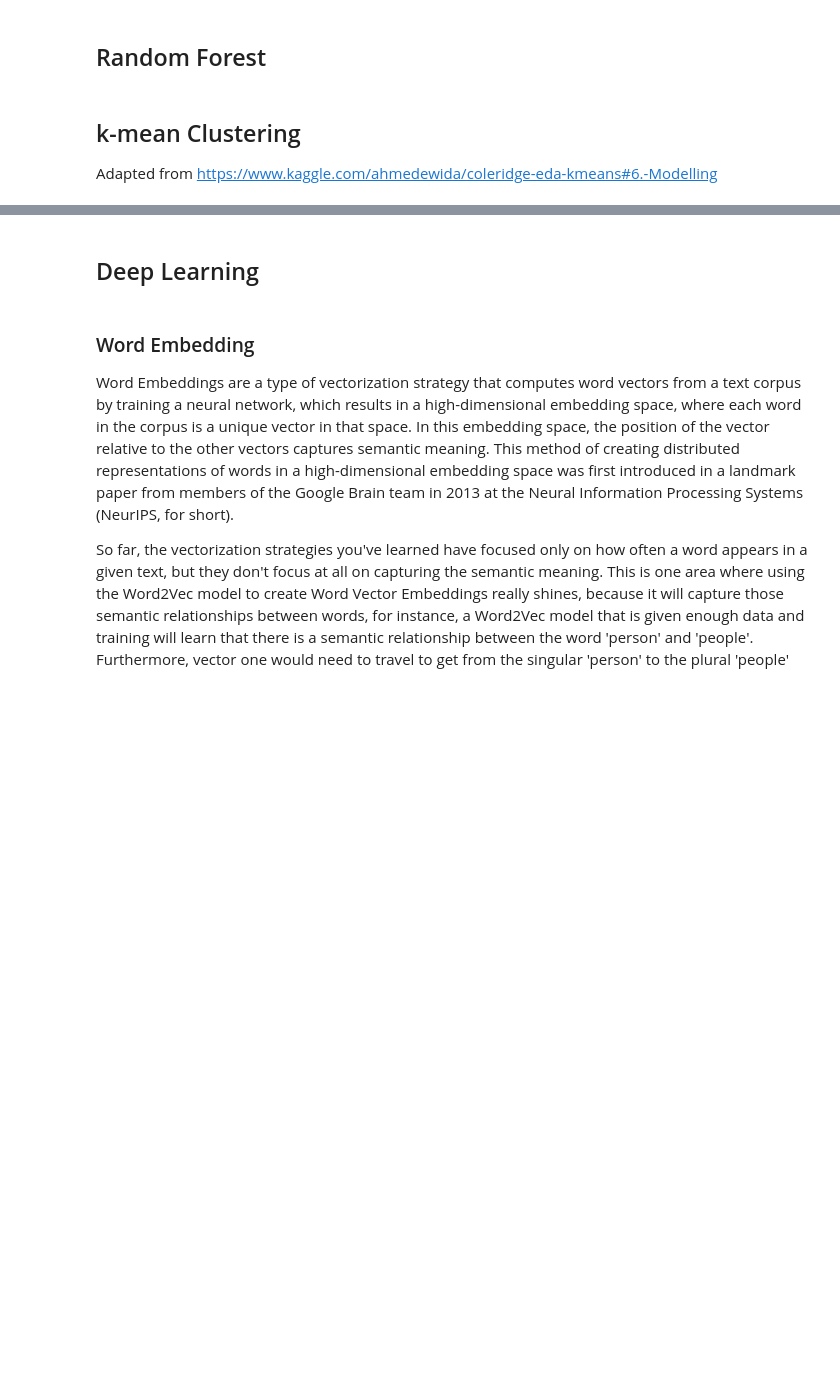
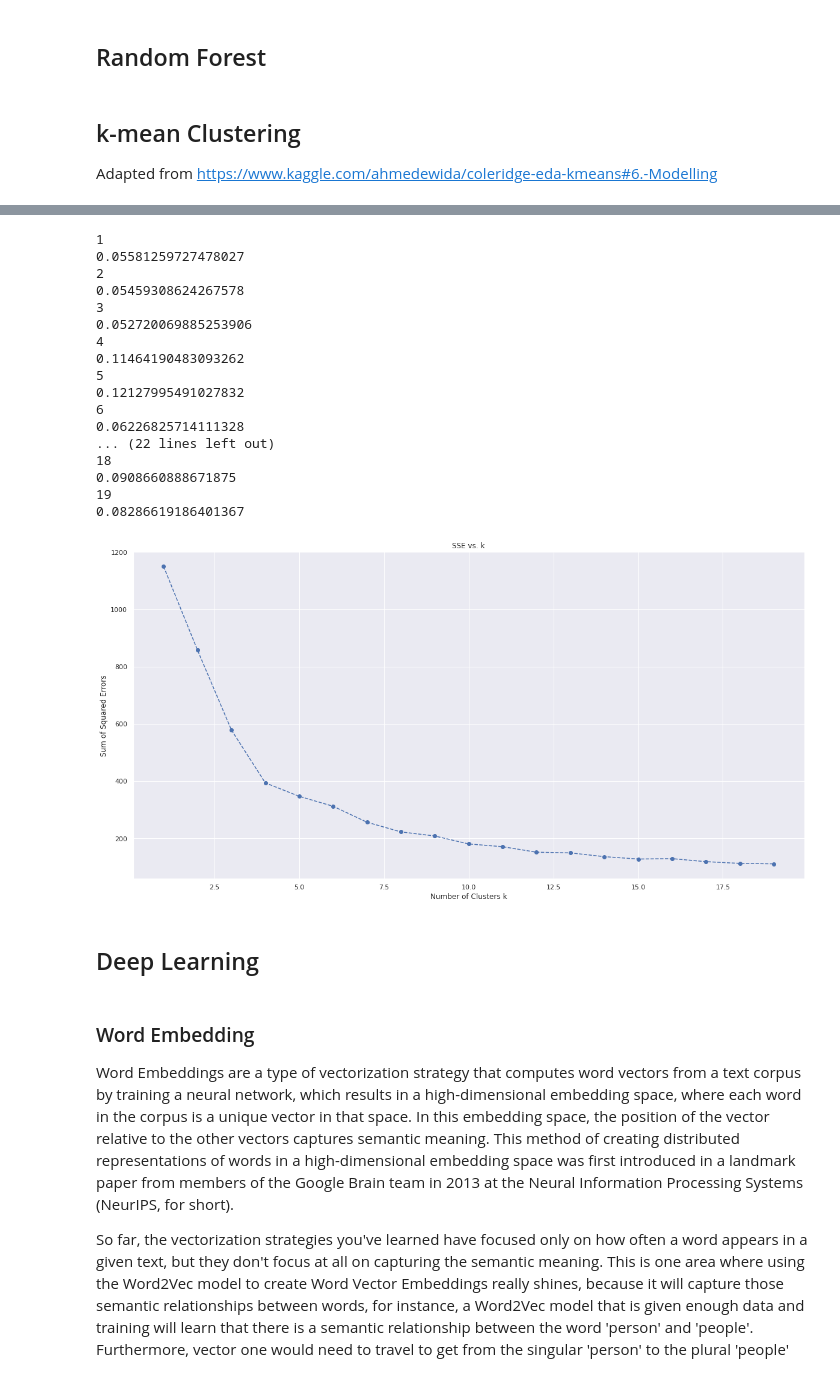
Before and after one commit to baotramduong/Portfolio_Project_NLP_Show_US_The_Data, a Jupyter notebook: coleridge-initiative-show-us-the-data-modeling.ipynb, the cells around one changed output, grey strips where cells are left out. Drawn from its saved outputs; the diff is of its cells as text; code cells hidden in the pictures; blank space fills up the shorter version.

```diff
--- a/coleridge-initiative-show-us-the-data-modeling.ipynb
+++ b/coleridge-initiative-show-us-the-data-modeling.ipynb
@@ -364,37 +368,57 @@ def elbow_plot(data, start_K, end_K, step):
     Generate an elbow plot to find optimal number of clusters
     graphing K values from start_K to end_K every step value
 
     INPUT:
         data: Demographics DataFrame
         start_K: Inclusive starting value for cluster number
         end_K: Exclusive stopping value for cluster number
         step: Step value between start_K and end_K
     OUTPUT: Trimmed and cleaned demographics DataFrame
     '''
     score_list = []
 
     for i in range(start_K, end_K, step):
         print(i)
         start = time.time()
         kmeans = MiniBatchKMeans(i)
         model = kmeans.fit(data)
         score = model.score(data)
         score_list.append(abs(score))
         end = time.time()
         elapsed_time = end - start
         print(elapsed_time)
 
+    plt.figure(figsize = (20, 10))
     plt.plot(range(start_K, end_K, step),
-    score_list, linestyle = '--', marker = 'o', color = 'b');
-    plt.xlabel('# of clusters K');
-    plt.ylabel('Sum of squared errors');
-    plt.title('SSE vs. K');
+             score_list, linestyle = '--', marker = 'o', color = 'b');
+    plt.xlabel('Number of Clusters k');
+    plt.ylabel('Sum of Squared Errors');
+    plt.title('SSE vs. k');
     plt.savefig('elbow_plot.png')
 
 elbow_plot(pca_result, 1, 20, 1)
 
 #save
 plt.savefig('elbow_plot.png')
+# %% [output]
+1
+0.05581259727478027
+2
+0.05459308624267578
+3
+0.052720069885253906
+4
+0.11464190483093262
+5
+0.12127995491027832
+6
+0.06226825714111328
+... (22 lines left out)
+18
+0.0908660888671875
+19
+0.08286619186401367
+[figure, added]
 # %% [markdown]
 ## Deep Learning
 # %% [markdown]
```
Also changed, not shown: parts of 8 cells of this notebook.
